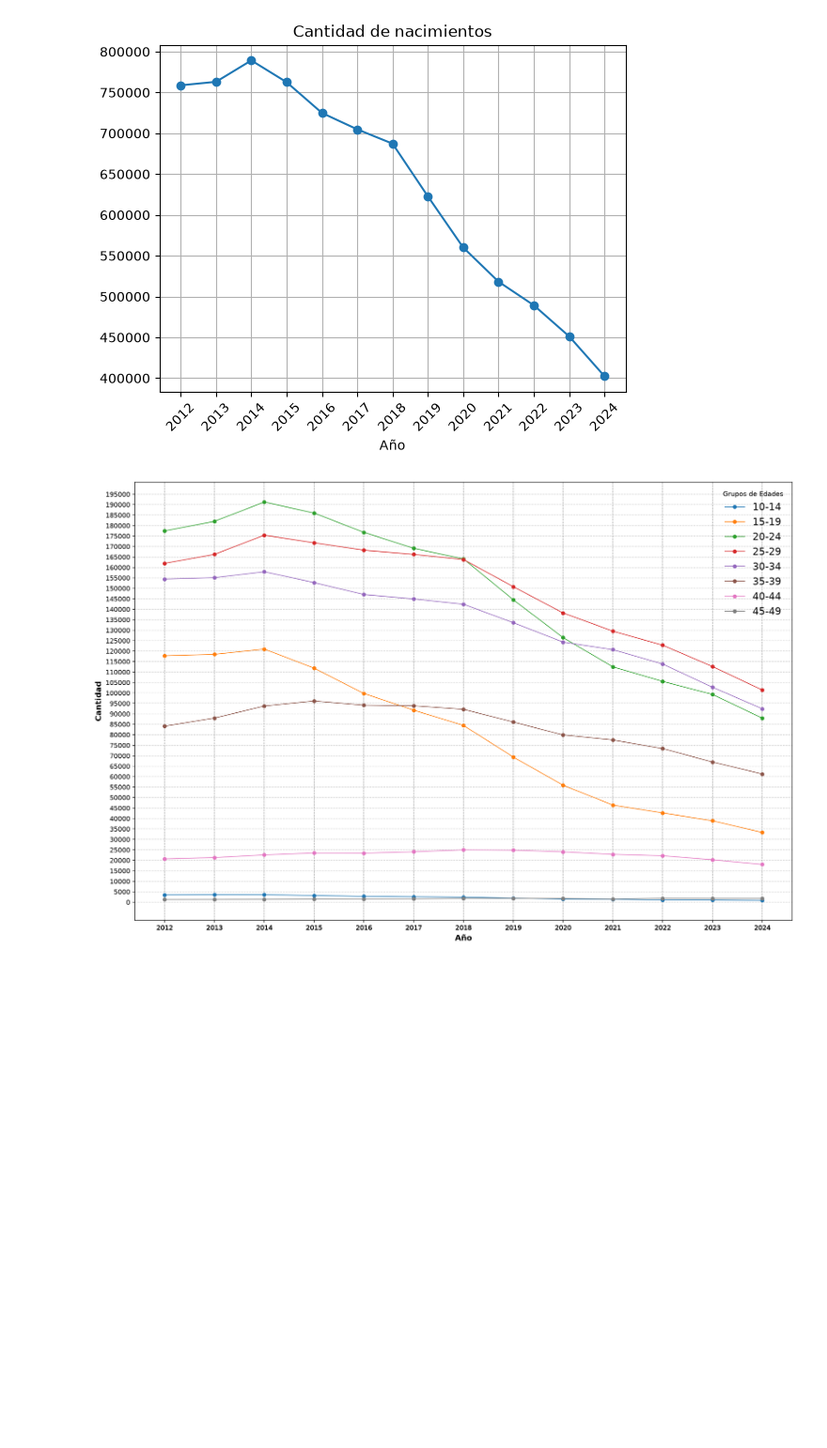
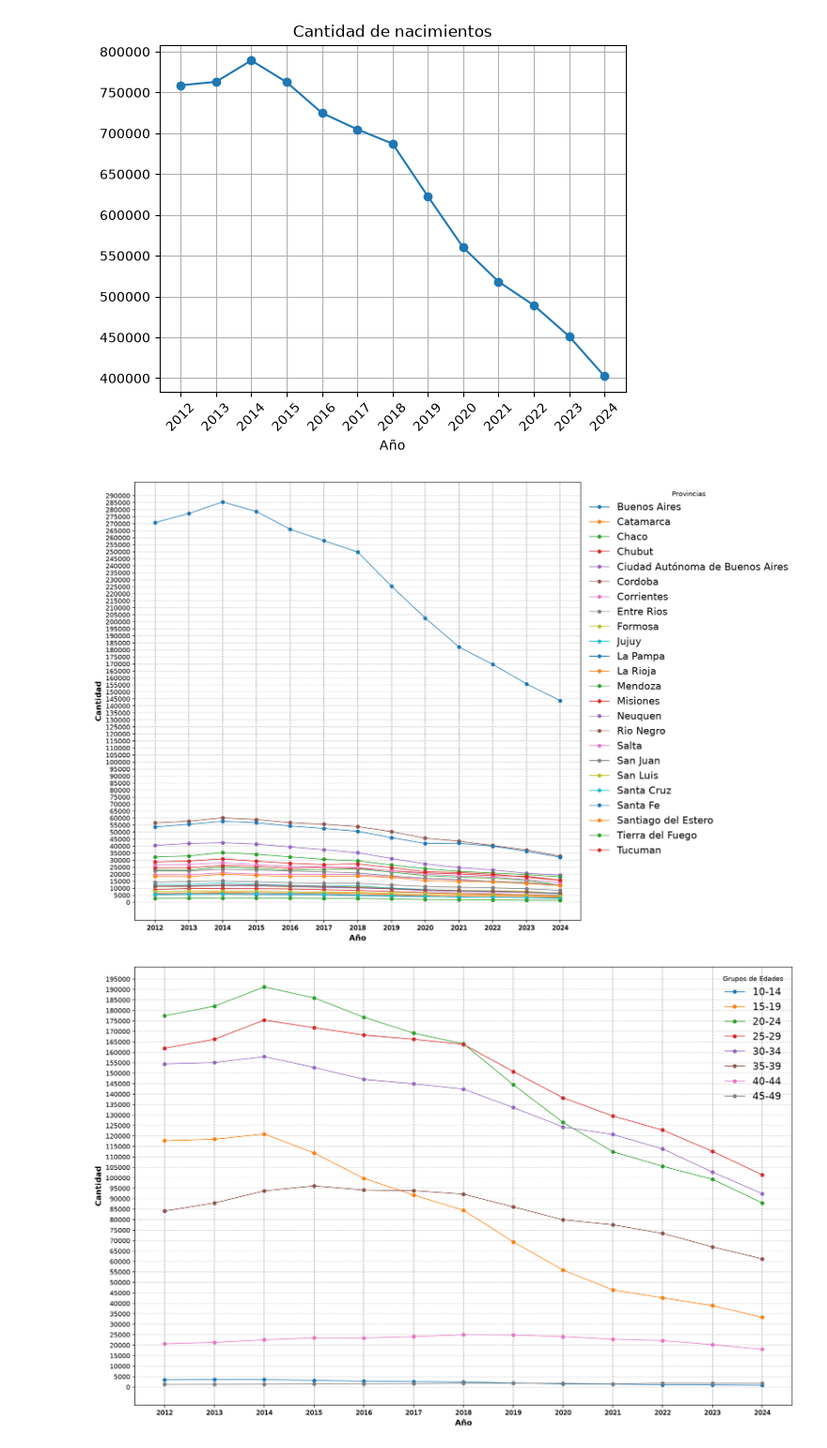
Before and after one commit to TomasVerniano/ANALISIS_POBLACION_ARGENTINA_AED, a Jupyter notebook: poblacion.ipynb, the cells around one changed output. Shown at 94% size. Cells and saved outputs as stored; diff of their text form; code cells hidden in the pictures; blank space fills up the shorter version.

```diff
--- a/poblacion.ipynb
+++ b/poblacion.ipynb
@@ -95,6 +95,32 @@ nacimientos_total_año.plot(kind='line', grid=True, xticks=nacimientos_total_añ
 # %% [output]
 <Axes: title={'center': 'Cantidad de nacimientos'}, xlabel='Año'>
 [figure]
+# %%
+nacimientos_provi_anio = nacimientos_madres.groupby(['provincia_nombre', 'anio'], as_index=False)['cantidad'].sum()
+nacimientos_provi_anio = nacimientos_provi_anio.rename(columns={
+        'provincia_nombre': 'provincia',
+        'anio': 'anio',
+        'cantidad': 'nacimientos'
+    })
+
+plt.figure(figsize=(15,10),dpi=150)
+for grupo, df_grupo in nacimientos_provi_anio.groupby('provincia'):
+    plt.plot(df_grupo['anio'], df_grupo['nacimientos'], label=grupo, marker='o',markersize=5, linewidth=1)
+
+val_min = int(nacimientos_provi_anio['nacimientos'].min())
+val_max = int(nacimientos_provi_anio['nacimientos'].max())
+paso = 5000
+
+plt.yticks(range(0, val_max + paso, paso))
+plt.xticks(nacimientos_provi_anio['anio'])
+plt.grid(True, linestyle='--', alpha=0.6)
+plt.xlabel('Año',fontsize=12, fontweight='bold')
+plt.ylabel('Cantidad',fontsize=12, fontweight='bold')
+plt.legend(title='Provincias', bbox_to_anchor=(1, 1), frameon=False, fontsize=15)
+plt.tight_layout()
+plt.show()
+# %% [output]
+[figure, added]
 # %%
 madres_grupo_edad_total = (nacimientos_madres.groupby(['anio','grupo_etario_madre'],as_index=False)['cantidad'].sum())
 
```
Also changed, not shown: parts of 1 cell of this notebook, 5 other files.
